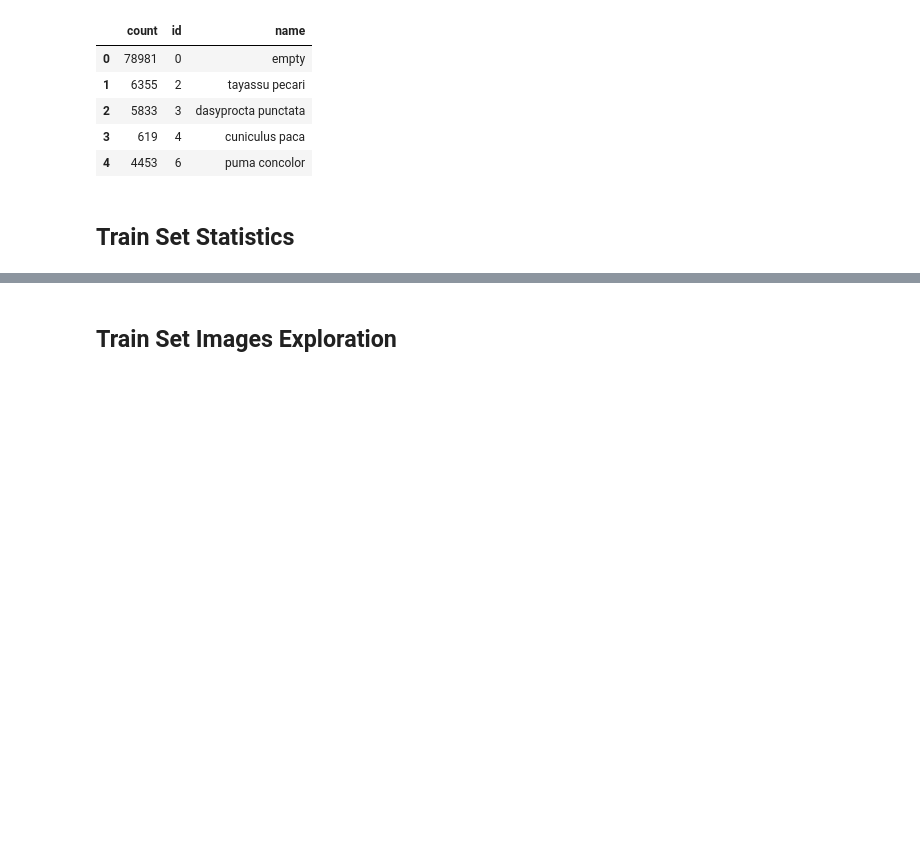
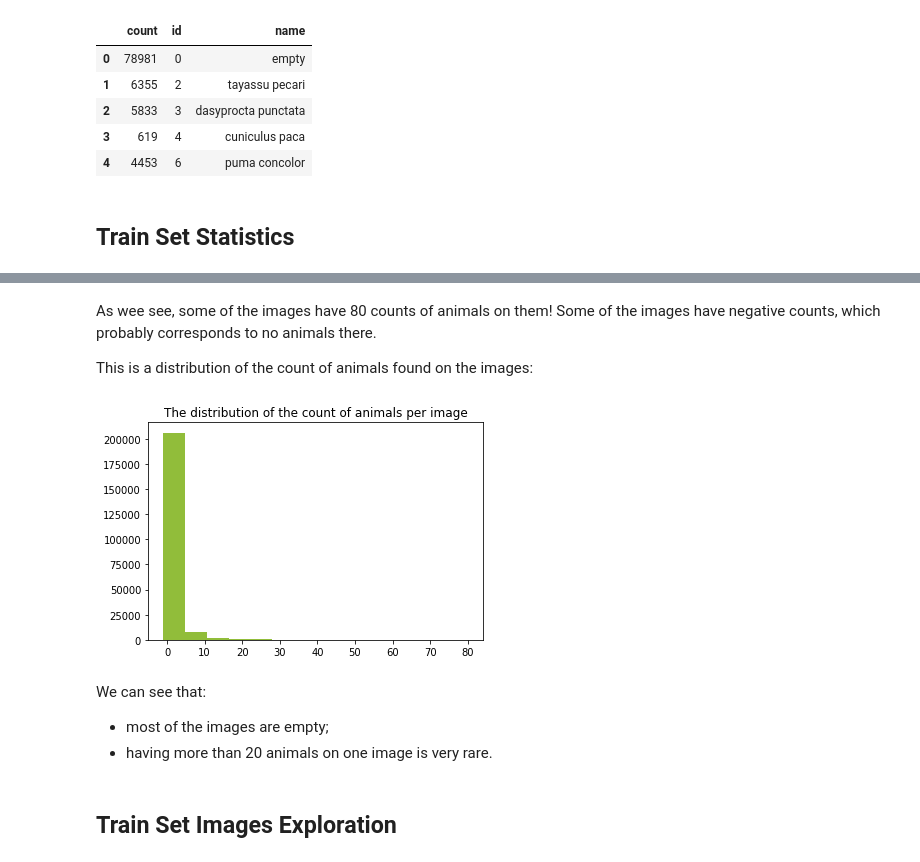
Before and after one commit to Lexie88rus/iWildCam, a Jupyter notebook: iwildcam-eda.ipynb, the cells around one changed output, grey strips where cells are left out. Cells and saved outputs as stored; diff of their text form; code cells hidden in the pictures; blank space fills up the shorter version.

```diff
--- a/iwildcam-eda.ipynb
+++ b/iwildcam-eda.ipynb
@@ -88,0 +112,6 @@ train_categories.head()
+# %%
+# get the number of counts per image
+# sort values in descending order
+counts_per_image = train_annotations.groupby(by=['image_id']).sum().reset_index()[['image_id', 'count']].sort_values(by=['count'], ascending=False)
+# output top-5
+counts_per_image.head(5)
@@ -89,3 +135,18 @@ train_categories.head()
+# %% [markdown]
+As wee see, some of the images have 80 counts of animals on them!
+Some of the images have negative counts, which probably corresponds to no animals there.
+
+This is a distribution of the count of animals found on the images:
+# %%
+plt.hist(counts_per_image['count'].values, bins=14, color='#91bd3a')
+plt.title('The distribution of the count of animals per image')
+plt.show()
+# %% [output]
+[figure, added]
+# %% [markdown]
+We can see that:
+* most of the images are empty;
+* having more than 20 animals on one image is very rare.
 # %% [markdown]
 ## Train Set Images Exploration
 # %% [markdown]
```
Also changed, not shown: parts of 10 cells of this notebook.
